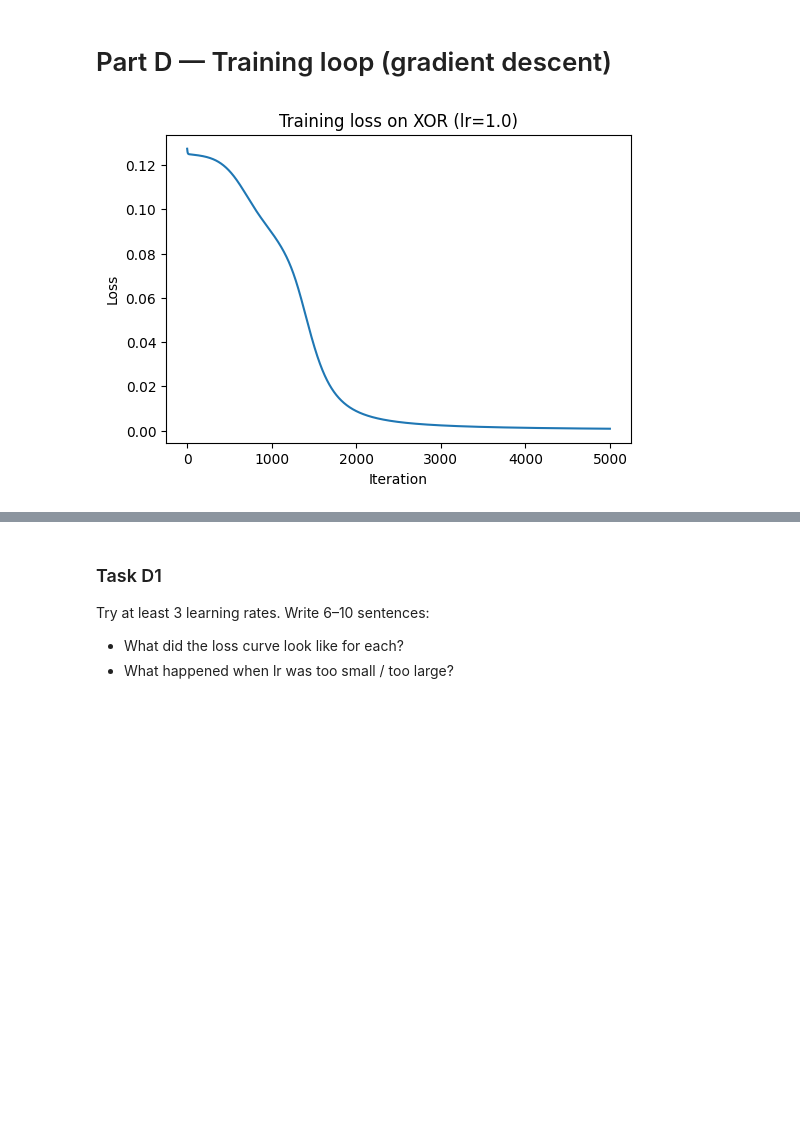
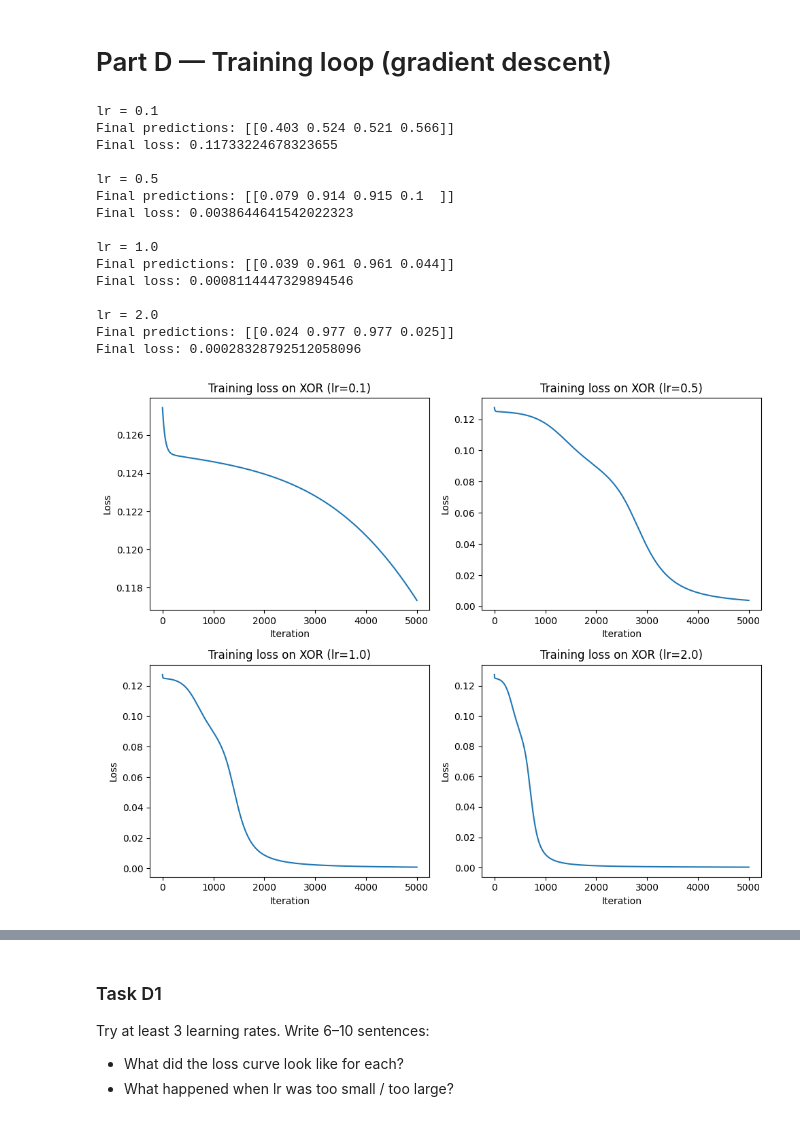
Before and after one commit to zvrv6256-uol/2603-lecture-material, a Jupyter notebook: MATH2603_Lab9_ANN_Part_II_Backprop_UAT_FINAL (1).ipynb, the cells around one changed output, grey strips where cells are left out. Saved outputs shown, nothing was run; the diff lists cells and outputs as text; code cells hidden in the pictures; blank space fills up the shorter version.

```diff
--- a/MATH2603_Lab9_ANN_Part_II_Backprop_UAT_FINAL (1).ipynb
+++ b/MATH2603_Lab9_ANN_Part_II_Backprop_UAT_FINAL (1).ipynb
@@ -217,33 +217,61 @@ If the gradient check fails (difference large), what are likely causes? Write 4
 # %%
 def train_xor(X, y, hidden=3, lr=1.0, iters=4000, seed=2):
     set_seed(seed)
     W1 = 0.5*np.random.randn(2, hidden)
     b1 = np.zeros(hidden)
     W2 = 0.5*np.random.randn(hidden, 1)
     b2 = np.zeros(1)
 
     losses = []
     for t in range(iters):
         y_hat, _ = forward(X, W1, b1, W2, b2)
         L = mse_loss(y_hat, y)
         losses.append(L)
 
         grads = backprop(X, y, W1, b1, W2, b2)
         W1 -= lr * grads["dW1"]
         b1 -= lr * grads["db1"]
         W2 -= lr * grads["dW2"]
         b2 -= lr * grads["db2"]
 
     return W1, b1, W2, b2, losses
 
-lr = 1.0   # TODO: try 0.1, 0.5, 1.0, 2.0
+lrs = [0.1, 0.5, 1.0, 2.0]
 iters = 5000
 
-W1_t, b1_t, W2_t, b2_t, losses = train_xor(X, y, hidden=3, lr=lr, iters=iters, seed=2)
-plot_loss_curve(losses, title=f"Training loss on XOR (lr={lr})")
+plt.figure(figsize=(10, 8))
 
-y_hat, _ = forward(X, W1_t, b1_t, W2_t, b2_t)
-print("Final predictions:", np.round(y_hat.T, 3))
-print("Final loss:", losses[-1])
+for i, lr in enumerate(lrs, 1):
+    W1_t, b1_t, W2_t, b2_t, losses = train_xor(X, y, hidden=3, lr=lr, iters=iters, seed=2)
+
+    plt.subplot(2, 2, i)
+    plt.plot(losses)
+    plt.title(f"Training loss on XOR (lr={lr})")
+    plt.xlabel("Iteration")
+    plt.ylabel("Loss")
+
+    y_hat, _ = forward(X, W1_t, b1_t, W2_t, b2_t)
+    print(f"lr = {lr}")
+    print("Final predictions:", np.round(y_hat.T, 3))
+    print("Final loss:", losses[-1])
+    print()
+
+plt.tight_layout()
+plt.show()
 # %% [output]
+lr = 0.1
+Final predictions: [[0.403 0.524 0.521 0.566]]
+Final loss: 0.11733224678323655
+
+lr = 0.5
+Final predictions: [[0.079 0.914 0.915 0.1  ]]
+Final loss: 0.0038644641542022323
+
+lr = 1.0
+Final predictions: [[0.039 0.961 0.961 0.044]]
+Final loss: 0.0008114447329894546
+
+lr = 2.0
+Final predictions: [[0.024 0.977 0.977 0.025]]
+Final loss: 0.00028328792512058096
-[figure, old version]
+[figure, new version]
```
Also changed, not shown: parts of 2 cells of this notebook.
